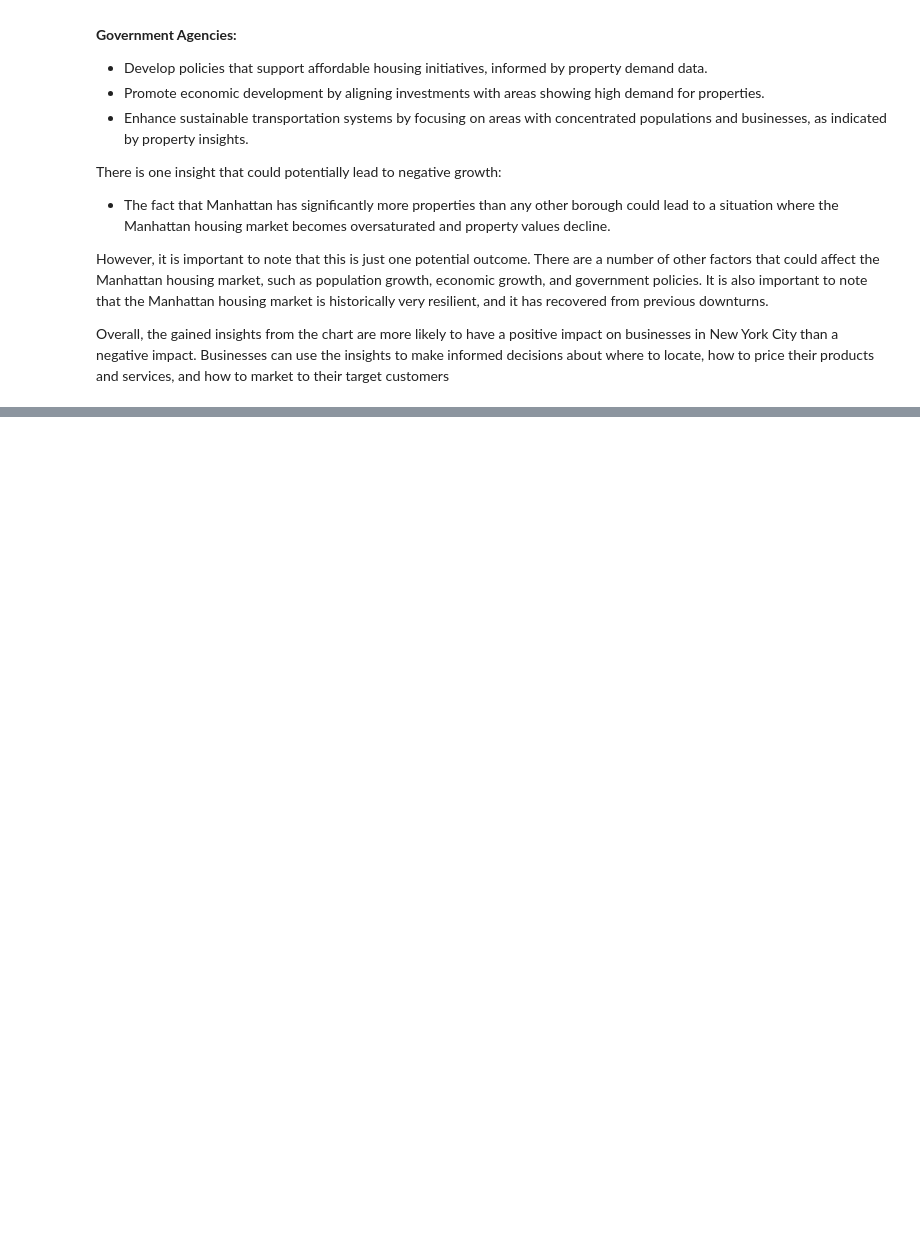
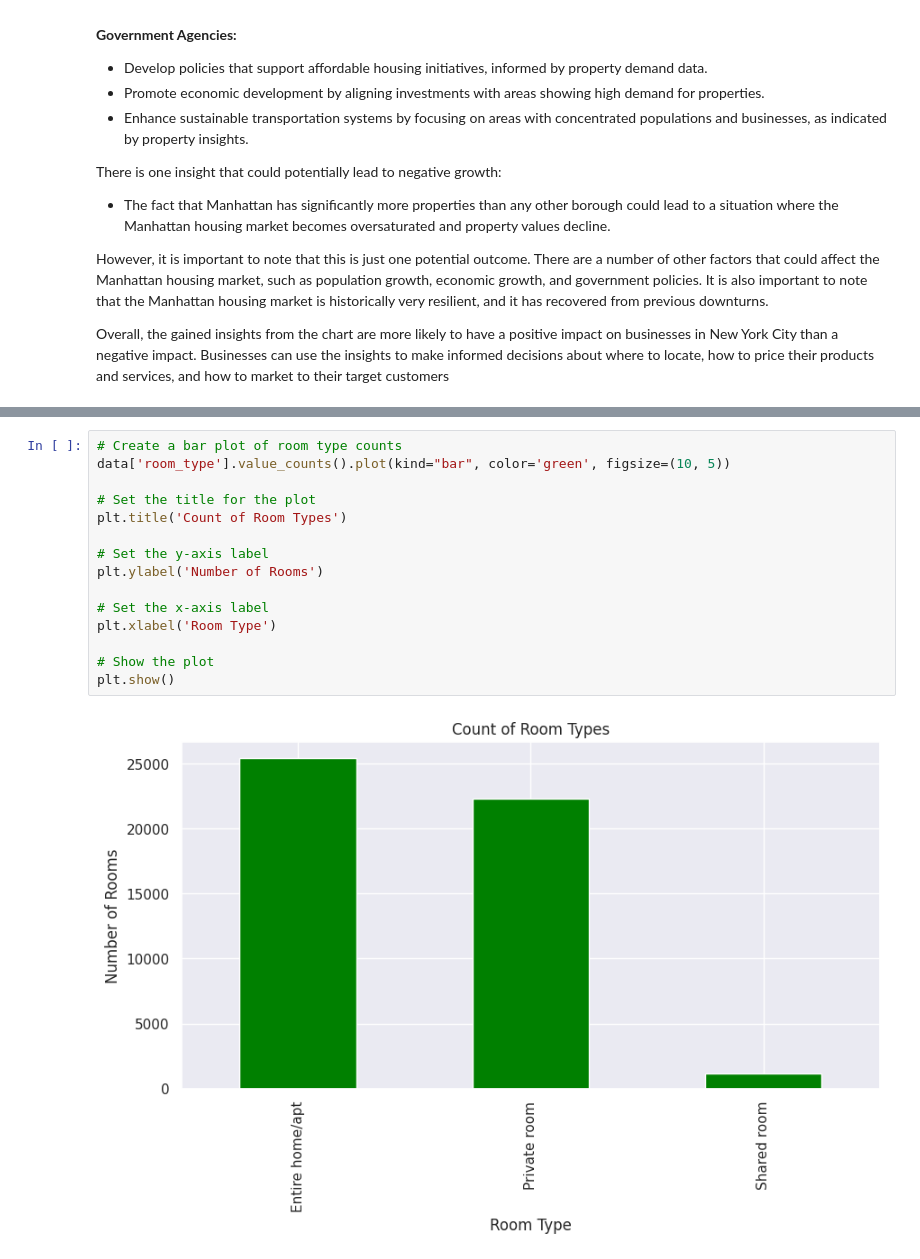
Before and after one commit to tusharrkharkar/project1, a Jupyter notebook: Copy_of_tusharkharkarp1.ipynb, the cells around one changed output, grey strips where cells are left out. Saved outputs shown, nothing was run; the diff lists cells and outputs as text; blank space fills up the shorter version.

```diff
--- a/Copy_of_tusharkharkarp1.ipynb
+++ b/Copy_of_tusharkharkarp1.ipynb
@@ -897,0 +912,17 @@ Overall, the gained insights from the chart are more likely to have a positive i
+# %%
+# Create a bar plot of room type counts
+data['room_type'].value_counts().plot(kind="bar", color='green', figsize=(10, 5))
+
+# Set the title for the plot
+plt.title('Count of Room Types')
+
+# Set the y-axis label
+plt.ylabel('Number of Rooms')
+
+# Set the x-axis label
+plt.xlabel('Room Type')
+
+# Show the plot
+plt.show()
+# %% [output]
+[figure, added]
```
Also changed, not shown: parts of 19 cells of this notebook.
